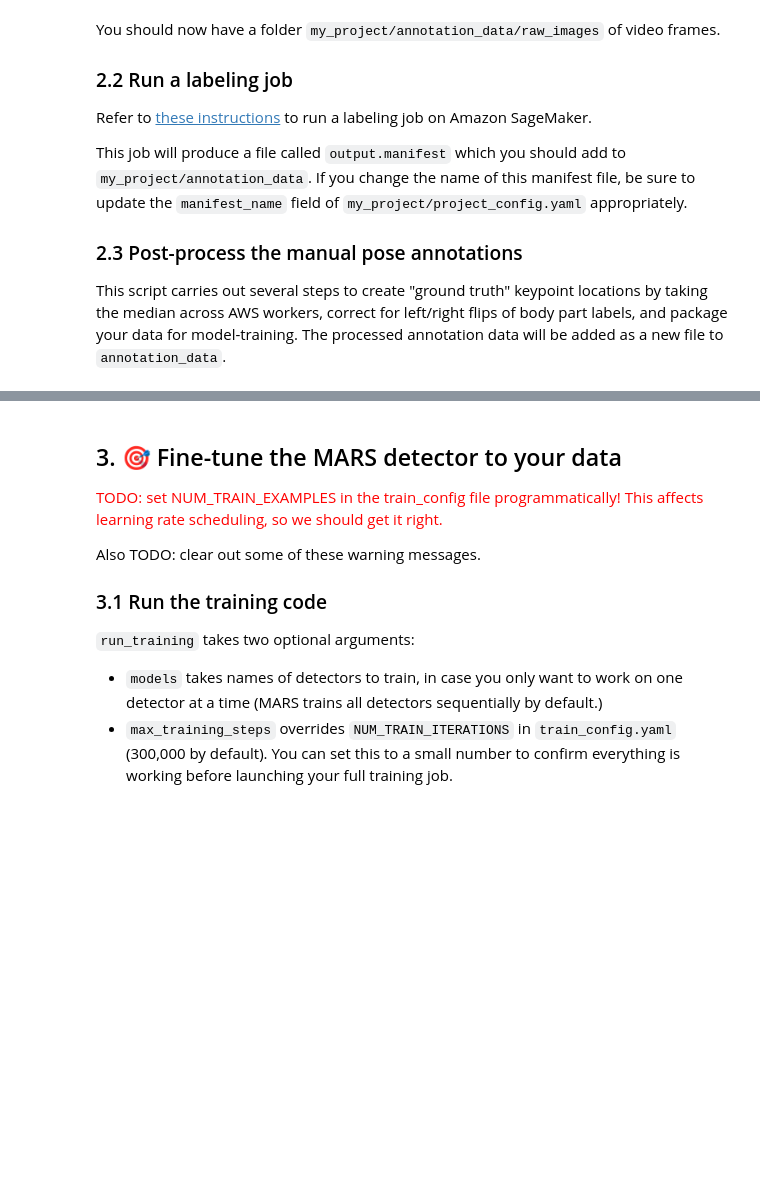
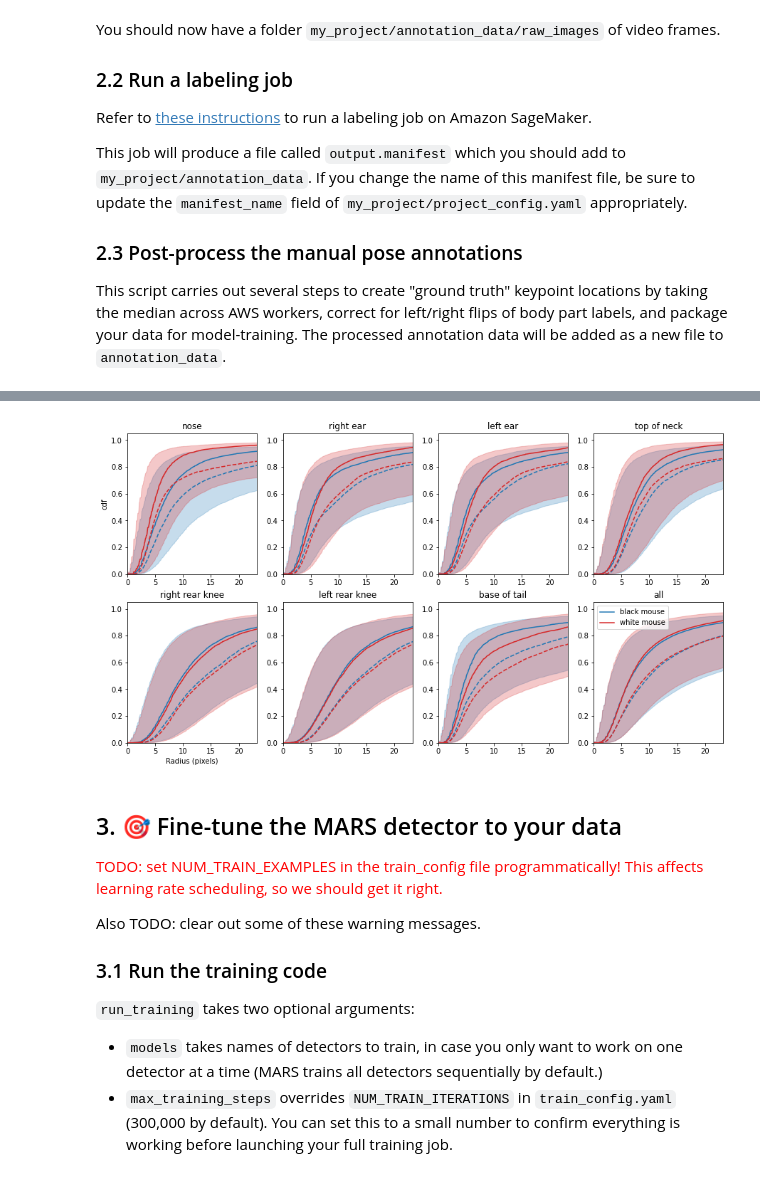
Before and after one commit to neuroethology/MARS_Developer, a Jupyter notebook: MARS_tutorial.ipynb, the cells around one changed output, grey strips where cells are left out. Cells and saved outputs as stored; diff of their text form; code cells hidden in the pictures; blank space fills up the shorter version.

```diff
--- a/MARS_tutorial.ipynb
+++ b/MARS_tutorial.ipynb
@@ -72,9 +90,10 @@ To summarize worker performance, we'll use PCK curves.
 # %%
 from pose_annotation_tools.annotation_postprocessing import *
 
-project_path = 'K:\my_project'
-
-plot_summary(project_path)
+project_path = 'D:\my_project'
+plot_summary(project_path, combine_animals=False)
+# %% [output]
+[figure, added]
 # %% [markdown]
 ## 3. 🎯 Fine-tune the MARS detector to your data
 
```
Also changed, not shown: parts of 13 cells of this notebook, 2 other files.
